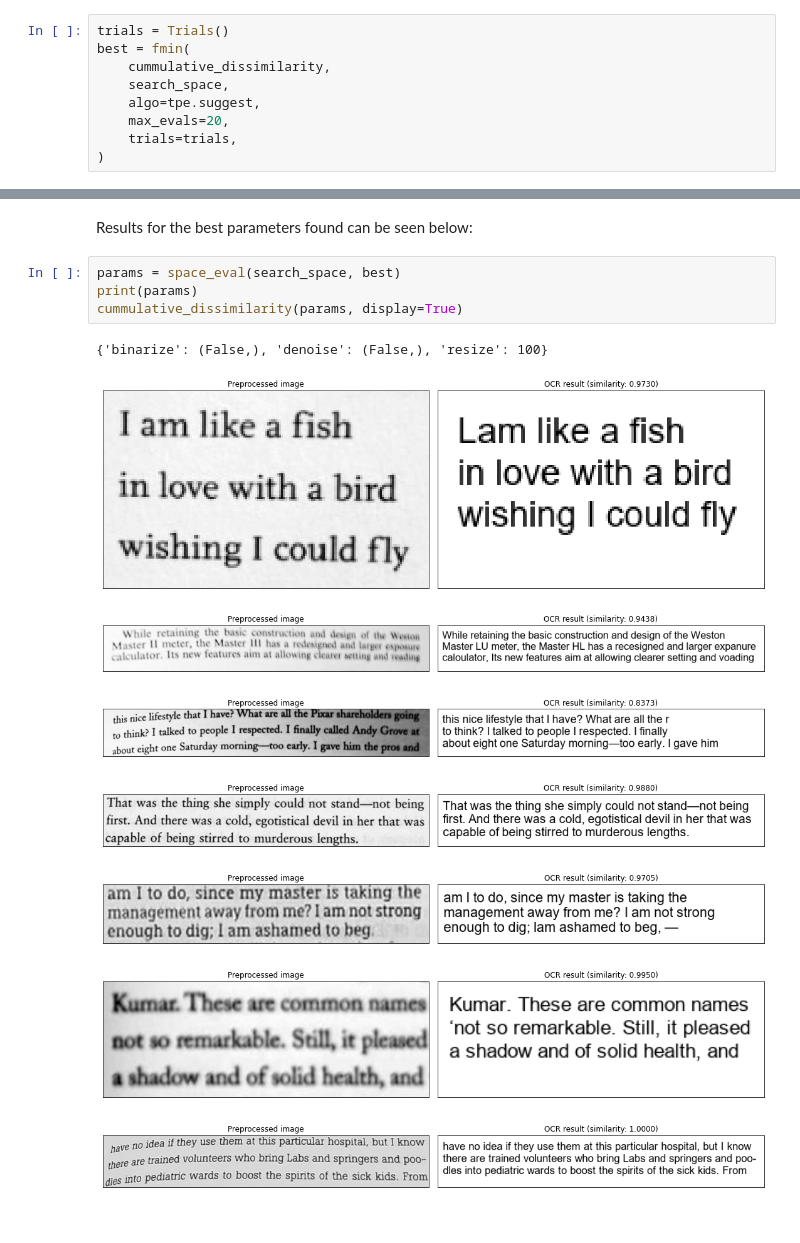
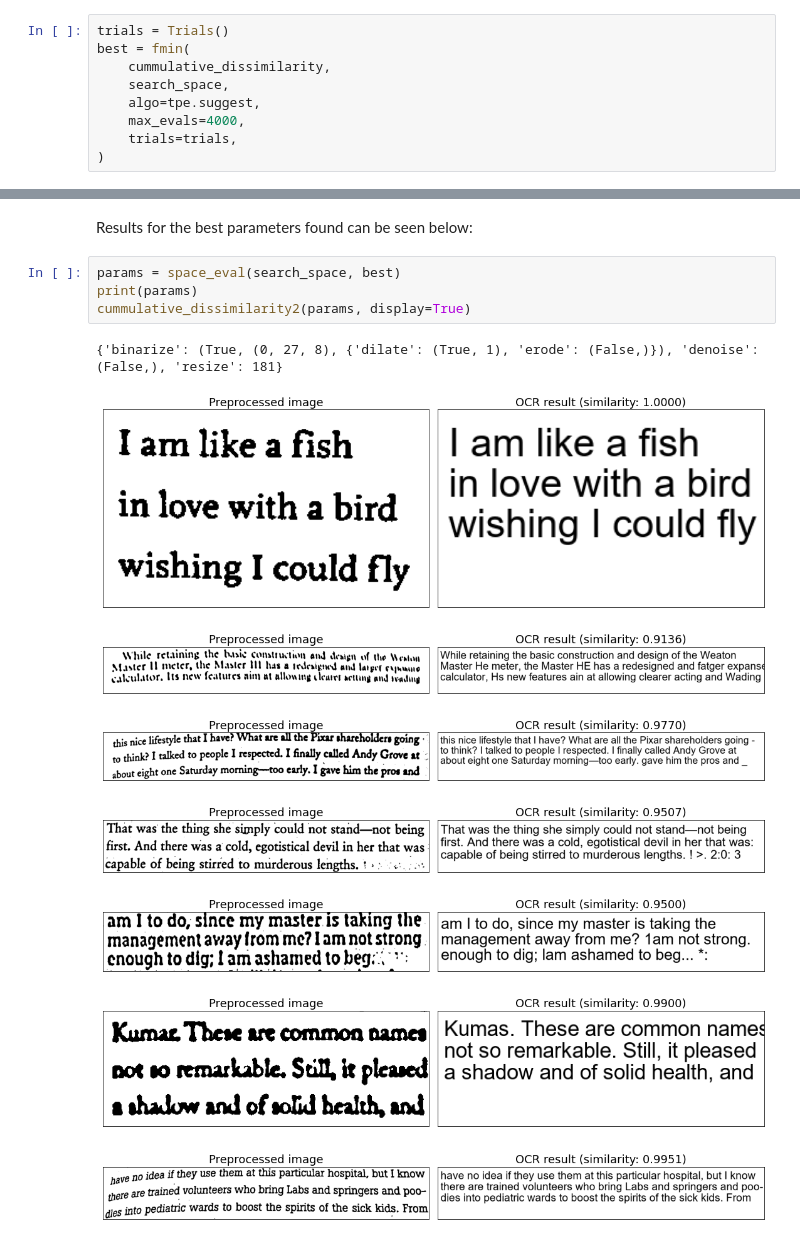
Before and after one commit to wblachowski/optimize-anything-with-hyperopt, a Jupyter notebook: ocr/OptimizeOCR.ipynb, the cells around one changed output, grey strips where cells are left out. Saved outputs shown, nothing was run; the diff lists cells and outputs as text.

```diff
--- a/ocr/OptimizeOCR.ipynb
+++ b/ocr/OptimizeOCR.ipynb
@@ -83,7 +83,7 @@ best = fmin(
     cummulative_dissimilarity,
     search_space,
     algo=tpe.suggest,
-    max_evals=20,
+    max_evals=4000,
     trials=trials,
 )
 # %% [markdown]
@@ -97,13 +97,13 @@ Results for the best parameters found can be seen below:
 # %%
 params = space_eval(search_space, best)
 print(params)
-cummulative_dissimilarity(params, display=True)
+cummulative_dissimilarity2(params, display=True)
 # %% [output]
-{'binarize': (False,), 'denoise': (False,), 'resize': 100}
+{'binarize': (True, (0, 27, 8), {'dilate': (True, 1), 'erode': (False,)}), 'denoise': (False,), 'resize': 181}
-[figure, old version]
+[figure, new version]
-[figure, old version]
+[figure, new version]
-[figure, old version]
+[figure, new version]
-[figure, old version]
+[figure, new version]
-[figure, old version]
+[figure, new version]
-[figure, old version]
+[figure, new version]
-[figure, old version]
+[figure, new version]
```
Also changed, not shown: parts of 4 cells of this notebook.
